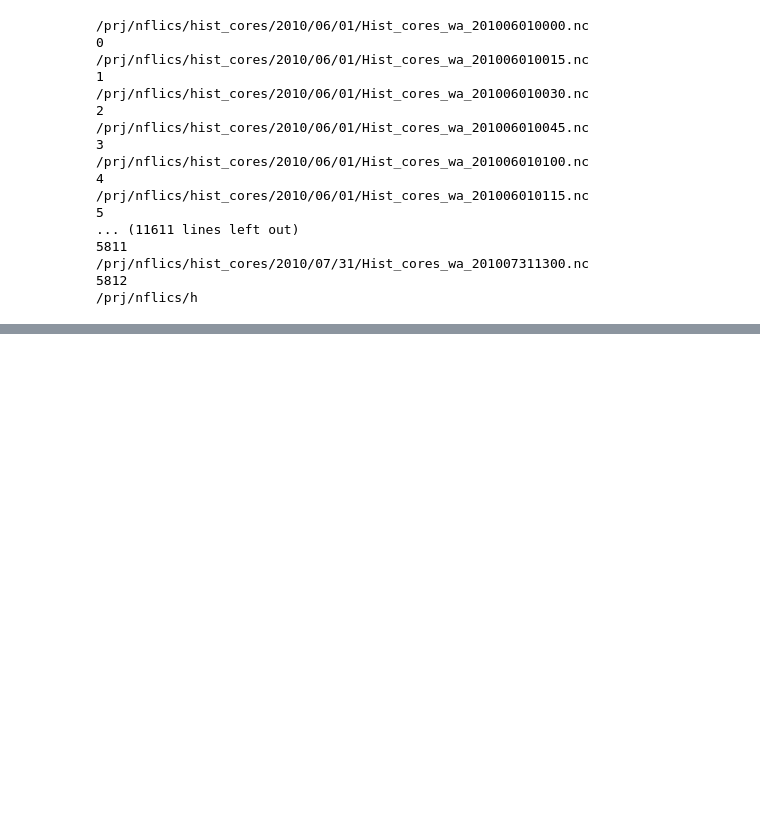
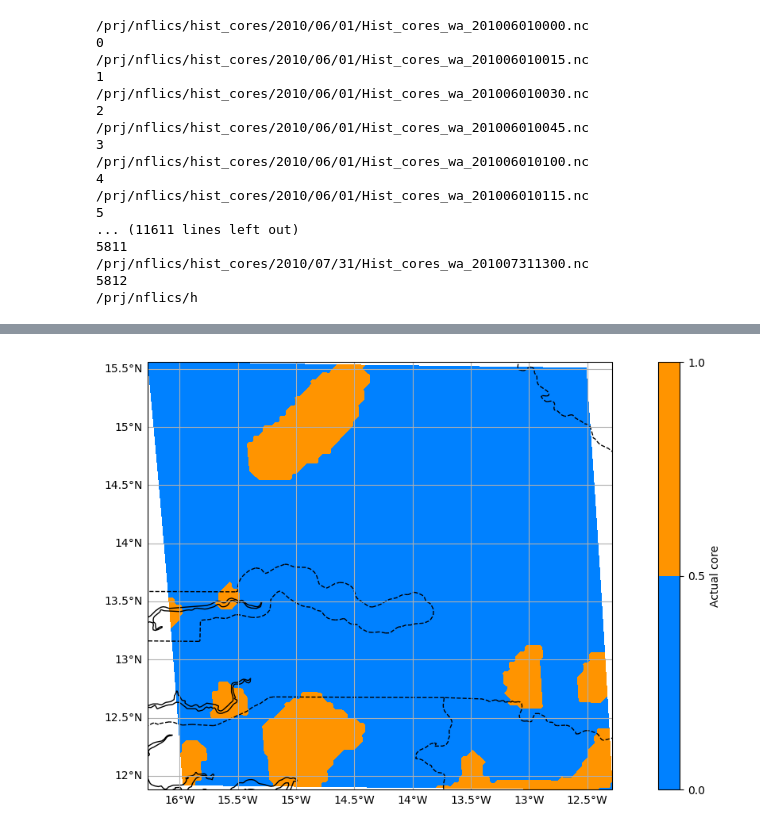
Before and after one commit to JawairiaAA/Core_forecasting_DL, a Jupyter notebook: DL_core_forecasting_video.ipynb, the cells around one changed output, grey strips where cells are left out. Drawn from its saved outputs; the diff is of its cells as text; code cells hidden in the pictures; blank space fills up the shorter version.

```diff
--- a/DL_core_forecasting_video.ipynb
+++ b/DL_core_forecasting_video.ipynb
@@ -462,0 +492,7 @@ draw_map(ax, np.squeeze(predicted_frame), lon[:-a,b:], lat[:-a,b:], cbar_label='
+# %%
+#day = 23 #96*19-36
+f=plt.figure(figsize=(15,7))
+ax = f.add_subplot(111, projection=ccrs.PlateCarree())
+draw_map(ax, np.squeeze(original_frames[0,:,:,0]), lon[:-a,b:], lat[:-a,b:],levels=[0,0.5,1], cbar_label='Actual core', cmap='jet')
+# %% [output]
+[figure, added]
```
Also changed, not shown: parts of 20 cells of this notebook.
